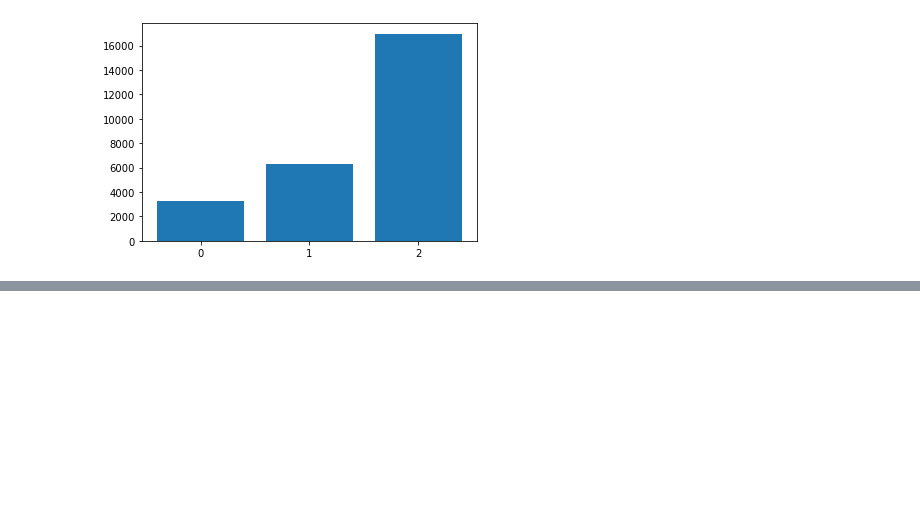
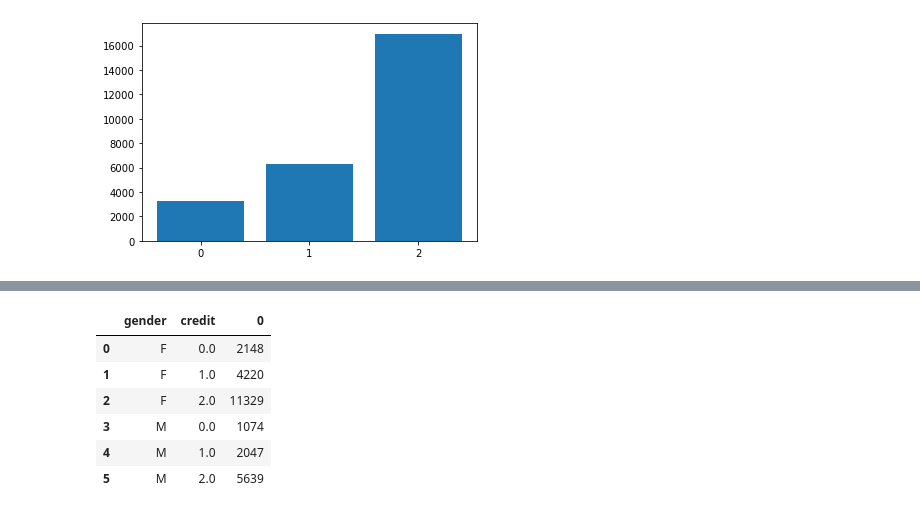
Before and after one commit to dykim-stat/code_monkey_competition, a Jupyter notebook: 1. 신용카드 사용자 연체 예측 AI 경진대회/1. 입문자의 투박한 EDA.ipynb, the cells around one changed output, grey strips where cells are left out. Cells and saved outputs as stored; diff of their text form; code cells hidden in the pictures; blank space fills up the shorter version.

```diff
--- a/1. 신용카드 사용자 연체 예측 AI 경진대회/1. 입문자의 투박한 EDA.ipynb
+++ b/1. 신용카드 사용자 연체 예측 AI 경진대회/1. 입문자의 투박한 EDA.ipynb
@@ -85,0 +122,10 @@ plt.xticks(np.unique(dat.credit),['0','1','2'])
+# %%
+dat.groupby(['gender','credit']).size().reset_index()
+# %% [output]
+|  | gender | credit | 0 |
+| 0 | F | 0.0 | 2148 |
+| 1 | F | 1.0 | 4220 |
+| 2 | F | 2.0 | 11329 |
+| 3 | M | 0.0 | 1074 |
+| 4 | M | 1.0 | 2047 |
+| 5 | M | 2.0 | 5639 |
```
Also changed, not shown: parts of 14 cells of this notebook.
